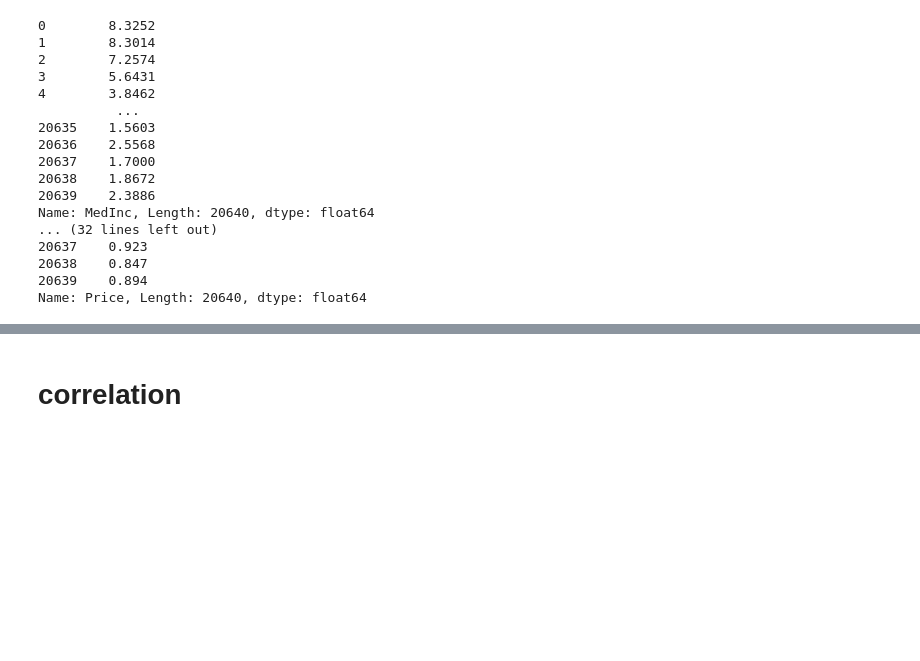
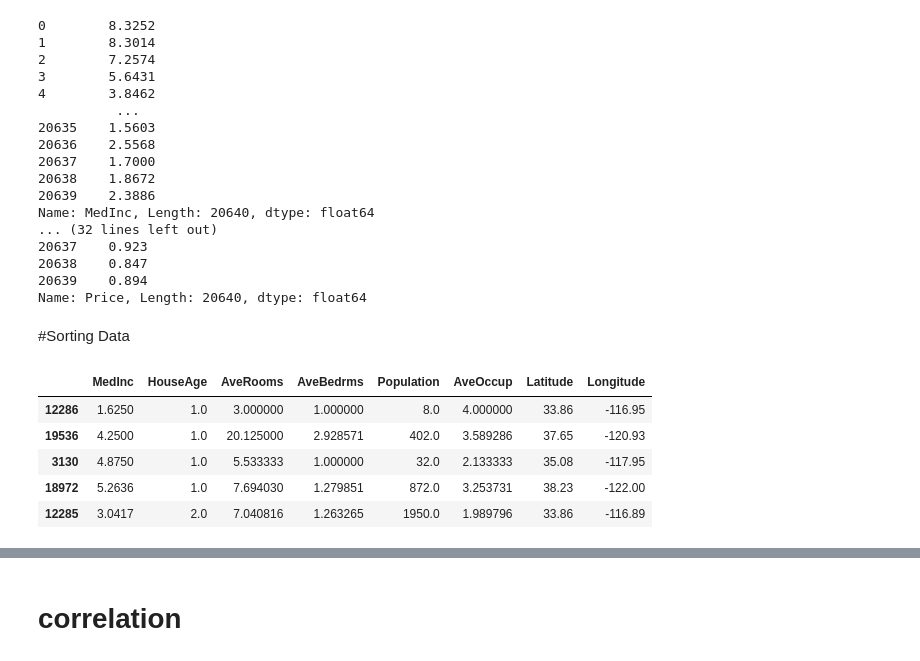
Before and after one commit to RaunakRaj2081/python_Language, a Jupyter notebook: 9_pandas_tutorial_in_python.ipynb, the cells around one changed output, grey strips where cells are left out. Drawn from its saved outputs; the diff is of its cells as text; code cells hidden in the pictures; blank space fills up the shorter version.

```diff
--- a/9_pandas_tutorial_in_python.ipynb
+++ b/9_pandas_tutorial_in_python.ipynb
@@ -364,3 +411,15 @@ Name: MedInc, Length: 20640, dtype: float64
 20638    0.847
 20639    0.894
 Name: Price, Length: 20640, dtype: float64
+# %% [markdown]
+#Sorting Data
+# %%
+ps = boston_df.sort_values("HouseAge")
+ps.head()
+# %% [output]
+|  | MedInc | HouseAge | AveRooms | AveBedrms | Population | AveOccup | Latitude | Longitude |
+| 12286 | 1.6250 | 1.0 | 3.000000 | 1.000000 | 8.0 | 4.000000 | 33.86 | -116.95 |
+| 19536 | 4.2500 | 1.0 | 20.125000 | 2.928571 | 402.0 | 3.589286 | 37.65 | -120.93 |
+| 3130 | 4.8750 | 1.0 | 5.533333 | 1.000000 | 32.0 | 2.133333 | 35.08 | -117.95 |
+| 18972 | 5.2636 | 1.0 | 7.694030 | 1.279851 | 872.0 | 3.253731 | 38.23 | -122.00 |
+| 12285 | 3.0417 | 2.0 | 7.040816 | 1.263265 | 1950.0 | 1.989796 | 33.86 | -116.89 |
```
Also changed, not shown: parts of 11 cells of this notebook.
